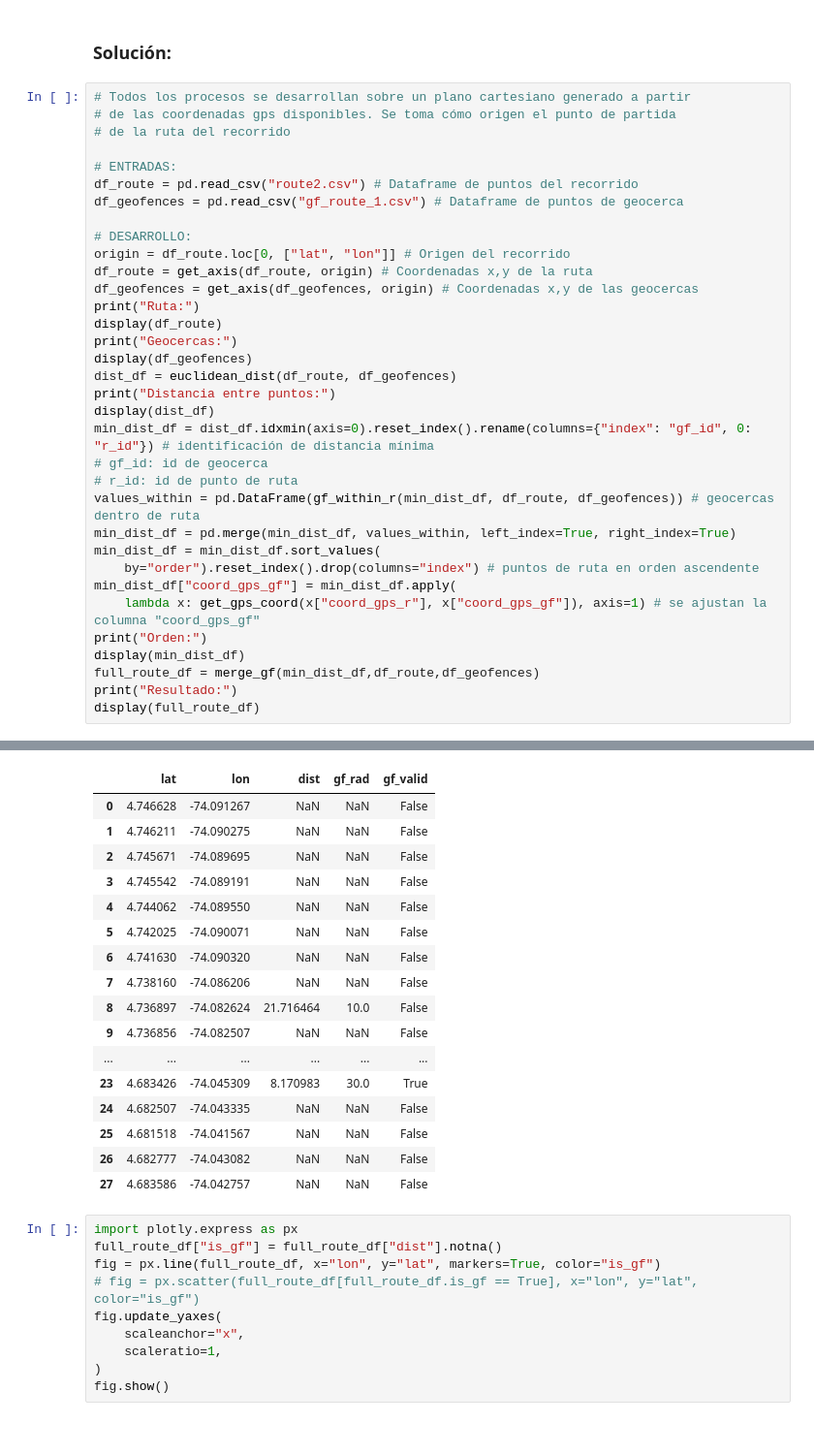
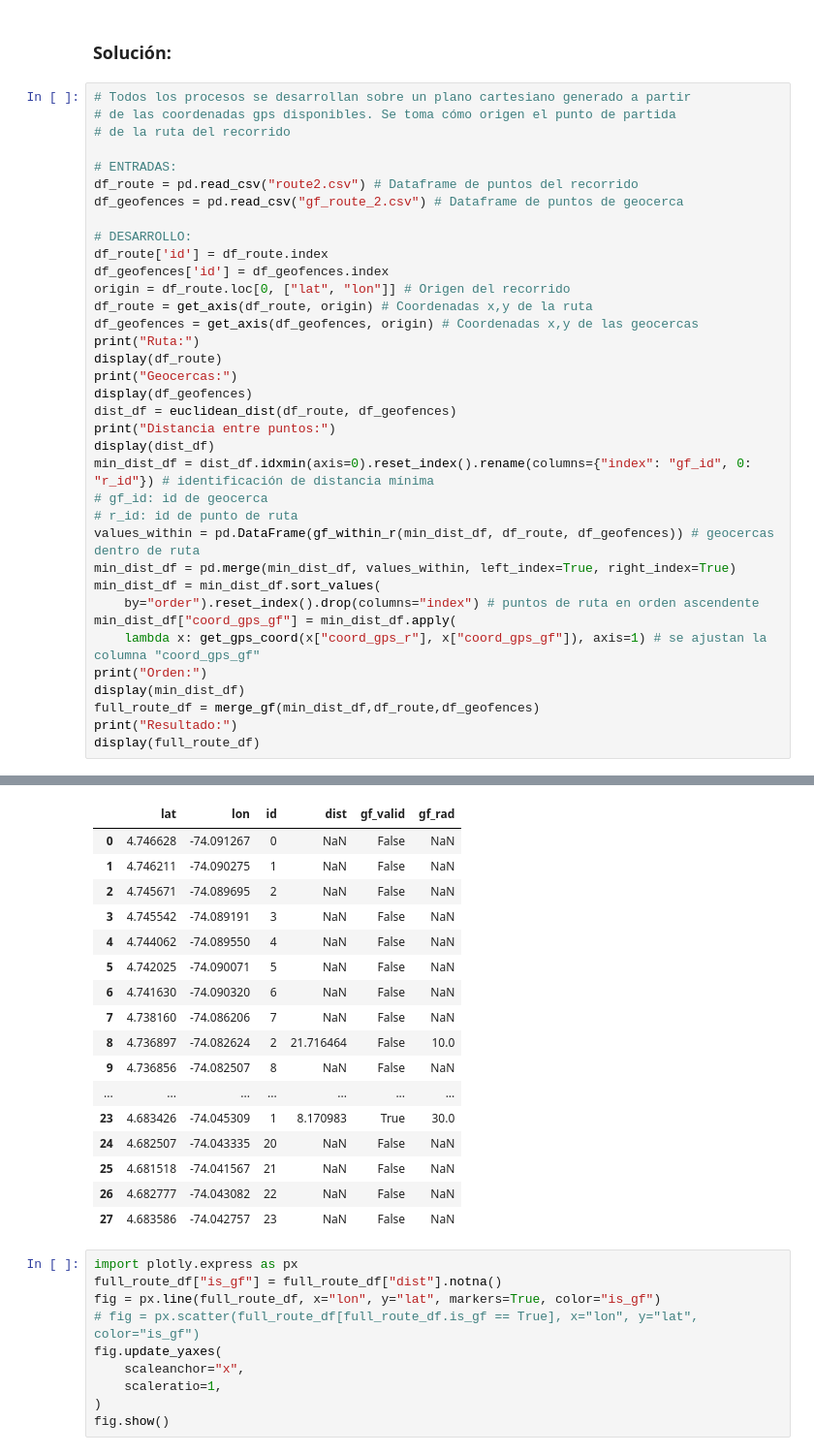
Before and after one commit to JorgeIvanJH/gps-coords-handling, a Jupyter notebook: gf_ordening_as_fun.ipynb, the cells around one changed output, grey strips where cells are left out. Shown at 97% size. Cells and saved outputs as stored; diff of their text form.

Commit message:
Show id from route points and geofences

```diff
--- a/gf_ordening_as_fun.ipynb
+++ b/gf_ordening_as_fun.ipynb
@@ -373,9 +369,11 @@ Se requiere:
 
 # ENTRADAS:
 df_route = pd.read_csv("route2.csv") # Dataframe de puntos del recorrido
-df_geofences = pd.read_csv("gf_route_1.csv") # Dataframe de puntos de geocerca
+df_geofences = pd.read_csv("gf_route_2.csv") # Dataframe de puntos de geocerca
 
 # DESARROLLO:
+df_route['id'] = df_route.index
+df_geofences['id'] = df_geofences.index
 origin = df_route.loc[0, ["lat", "lon"]] # Origen del recorrido
 df_route = get_axis(df_route, origin) # Coordenadas x,y de la ruta
 df_geofences = get_axis(df_geofences, origin) # Coordenadas x,y de las geocercas
@@ -428,45 +426,45 @@ Geocercas:
 Distancia entre puntos:
 |  | 0 | 1 | 2 | 3 |
 | 0 | 4389.564182 | 8683.043976 | 1455.700246 | 7114.066185 |
 | 1 | 4295.222423 | 8581.267732 | 1349.841124 | 7026.647394 |
 | 2 | 4211.681131 | 8495.088524 | 1262.900743 | 6945.787839 |
 | 3 | 4172.617143 | 8451.157207 | 1217.763465 | 6910.408501 |
 | 4 | 4047.449094 | 8340.356855 | 1116.159962 | 6775.676781 |
 | 5 | 3882.230527 | 8192.931713 | 1008.986719 | 6594.123193 |
 | 6 | 3859.829559 | 8174.798120 | 1006.976159 | 6566.409042 |
 | 7 | 3293.786711 | 7592.052192 | 421.638485 | 6025.689629 |
 | 8 | 2979.105678 | 7235.241098 | 25.682462 | 5738.406609 |
 | 9 | 2336.646543 | 6505.369237 | 785.978321 | 5109.029637 |
 | ... | ... | ... | ... | ... |
 | 19 | 4040.888890 | 325.814883 | 6949.470591 | 1886.673537 |
 | 20 | 4562.271763 | 241.536316 | 7439.616033 | 2443.976178 |
 | 21 | 4777.081487 | 465.524866 | 7644.137812 | 2662.843899 |
 | 22 | 4559.794718 | 258.450491 | 7431.835674 | 2463.130304 |
 | 23 | 4520.594729 | 287.342241 | 7380.968123 | 2476.800659 |
 Orden:
 |  | gf_id | r_id | order | dist | gf_rad | coord_gps_r | coord_gps_gf |
 | 0 | 2 | 8 | [7, 8] | 21.716464 | 10 | [[4.73816, -74.086206], [4.736856... | [4.7368972608777575, -74.08262404... |
 | 1 | 0 | 14 | [13, 14] | 100.967780 | 20 | [[4.719085, -74.073991], [4.70800... | [4.71219282831019, -74.0724305082... |
 | 2 | 3 | 17 | [17, 18] | 68.937503 | 40 | [[4.689323, -74.065456], [4.68567... | [4.689043038712659, -74.064409711... |
 | 3 | 1 | 20 | [19, 20] | 8.170983 | 30 | [[4.684665, -74.047972], [4.68250... | [4.683425662939752, -74.045308975... |
 Resultado:
-|  | lat | lon | dist | gf_rad | gf_valid |
-| 0 | 4.746628 | -74.091267 | NaN | NaN | False |
-| 1 | 4.746211 | -74.090275 | NaN | NaN | False |
-| 2 | 4.745671 | -74.089695 | NaN | NaN | False |
-| 3 | 4.745542 | -74.089191 | NaN | NaN | False |
-| 4 | 4.744062 | -74.089550 | NaN | NaN | False |
-| 5 | 4.742025 | -74.090071 | NaN | NaN | False |
-| 6 | 4.741630 | -74.090320 | NaN | NaN | False |
-| 7 | 4.738160 | -74.086206 | NaN | NaN | False |
-| 8 | 4.736897 | -74.082624 | 21.716464 | 10.0 | False |
-| 9 | 4.736856 | -74.082507 | NaN | NaN | False |
-| ... | ... | ... | ... | ... | ... |
-| 23 | 4.683426 | -74.045309 | 8.170983 | 30.0 | True |
-| 24 | 4.682507 | -74.043335 | NaN | NaN | False |
-| 25 | 4.681518 | -74.041567 | NaN | NaN | False |
-| 26 | 4.682777 | -74.043082 | NaN | NaN | False |
-| 27 | 4.683586 | -74.042757 | NaN | NaN | False |
+|  | lat | lon | id | dist | gf_valid | gf_rad |
+| 0 | 4.746628 | -74.091267 | 0 | NaN | False | NaN |
+| 1 | 4.746211 | -74.090275 | 1 | NaN | False | NaN |
+| 2 | 4.745671 | -74.089695 | 2 | NaN | False | NaN |
+| 3 | 4.745542 | -74.089191 | 3 | NaN | False | NaN |
+| 4 | 4.744062 | -74.089550 | 4 | NaN | False | NaN |
+| 5 | 4.742025 | -74.090071 | 5 | NaN | False | NaN |
+| 6 | 4.741630 | -74.090320 | 6 | NaN | False | NaN |
+| 7 | 4.738160 | -74.086206 | 7 | NaN | False | NaN |
+| 8 | 4.736897 | -74.082624 | 2 | 21.716464 | False | 10.0 |
+| 9 | 4.736856 | -74.082507 | 8 | NaN | False | NaN |
+| ... | ... | ... | ... | ... | ... | ... |
+| 23 | 4.683426 | -74.045309 | 1 | 8.170983 | True | 30.0 |
+| 24 | 4.682507 | -74.043335 | 20 | NaN | False | NaN |
+| 25 | 4.681518 | -74.041567 | 21 | NaN | False | NaN |
+| 26 | 4.682777 | -74.043082 | 22 | NaN | False | NaN |
+| 27 | 4.683586 | -74.042757 | 23 | NaN | False | NaN |
 # %%
 import plotly.express as px
 full_route_df["is_gf"] = full_route_df["dist"].notna()
```
Also changed, not shown: parts of 5 cells of this notebook, 2 other files.
